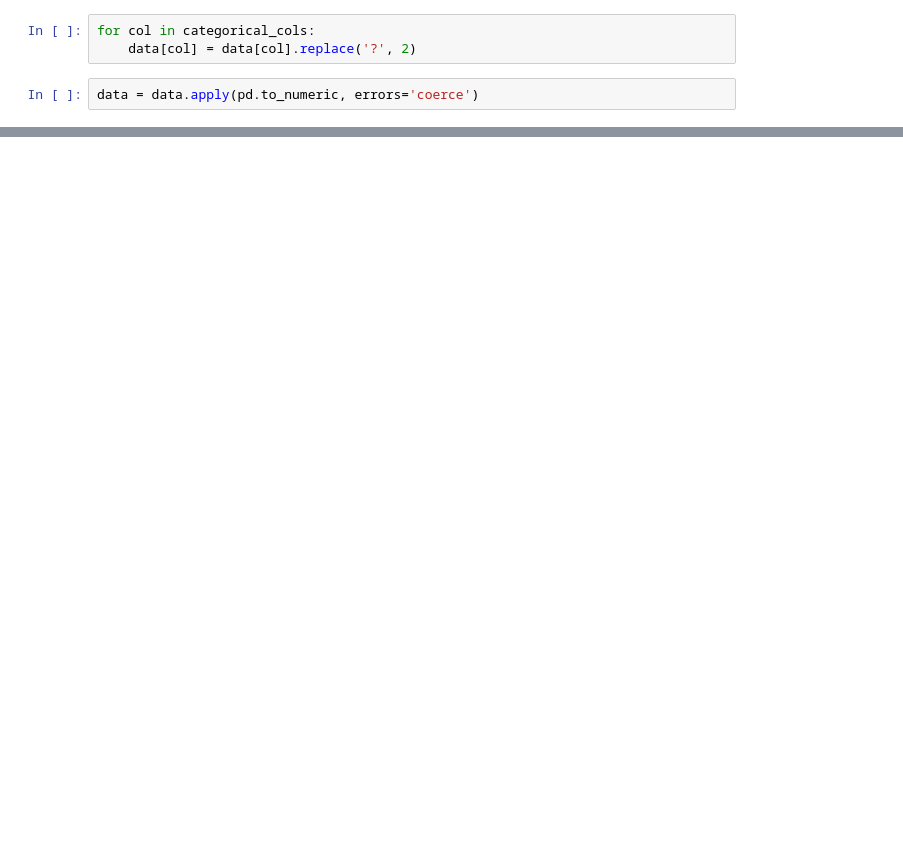
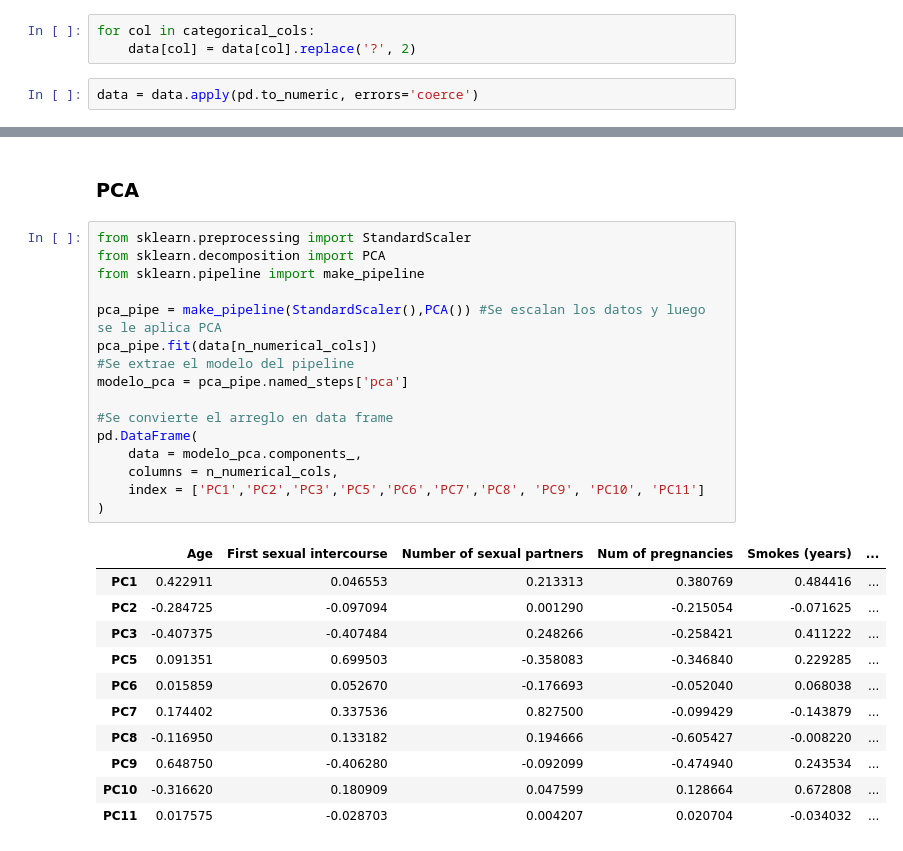
Before and after one commit to jichicoj/Labs_DS, a Jupyter notebook: lab 1/lab_1.ipynb, the cells around one changed output, grey strips where cells are left out. Drawn from its saved outputs; the diff is of its cells as text; blank space fills up the shorter version.

```diff
--- a/lab 1/lab_1.ipynb
+++ b/lab 1/lab_1.ipynb
@@ -203,0 +217,30 @@ plt.show()
+# %% [markdown]
+### PCA
+# %%
+from sklearn.preprocessing import StandardScaler
+from sklearn.decomposition import PCA
+from sklearn.pipeline import make_pipeline
+
+pca_pipe = make_pipeline(StandardScaler(),PCA()) #Se escalan los datos y luego se le aplica PCA
+pca_pipe.fit(data[n_numerical_cols])
+#Se extrae el modelo del pipeline
+modelo_pca = pca_pipe.named_steps['pca']
+
+#Se convierte el arreglo en data frame
+pd.DataFrame(
+    data = modelo_pca.components_,
+    columns = n_numerical_cols,
+    index = ['PC1','PC2','PC3','PC5','PC6','PC7','PC8', 'PC9', 'PC10', 'PC11']
+)
+# %% [output]
+|  | Age | First sexual intercourse | Number of sexual partners | Num of pregnancies | Smokes (years) | ... |
+| PC1 | 0.422911 | 0.046553 | 0.213313 | 0.380769 | 0.484416 | ... |
+| PC2 | -0.284725 | -0.097094 | 0.001290 | -0.215054 | -0.071625 | ... |
+| PC3 | -0.407375 | -0.407484 | 0.248266 | -0.258421 | 0.411222 | ... |
+| PC5 | 0.091351 | 0.699503 | -0.358083 | -0.346840 | 0.229285 | ... |
+| PC6 | 0.015859 | 0.052670 | -0.176693 | -0.052040 | 0.068038 | ... |
+| PC7 | 0.174402 | 0.337536 | 0.827500 | -0.099429 | -0.143879 | ... |
+| PC8 | -0.116950 | 0.133182 | 0.194666 | -0.605427 | -0.008220 | ... |
+| PC9 | 0.648750 | -0.406280 | -0.092099 | -0.474940 | 0.243534 | ... |
+| PC10 | -0.316620 | 0.180909 | 0.047599 | 0.128664 | 0.672808 | ... |
+| PC11 | 0.017575 | -0.028703 | 0.004207 | 0.020704 | -0.034032 | ... |
```
Also changed, not shown: parts of 19 cells of this notebook.
